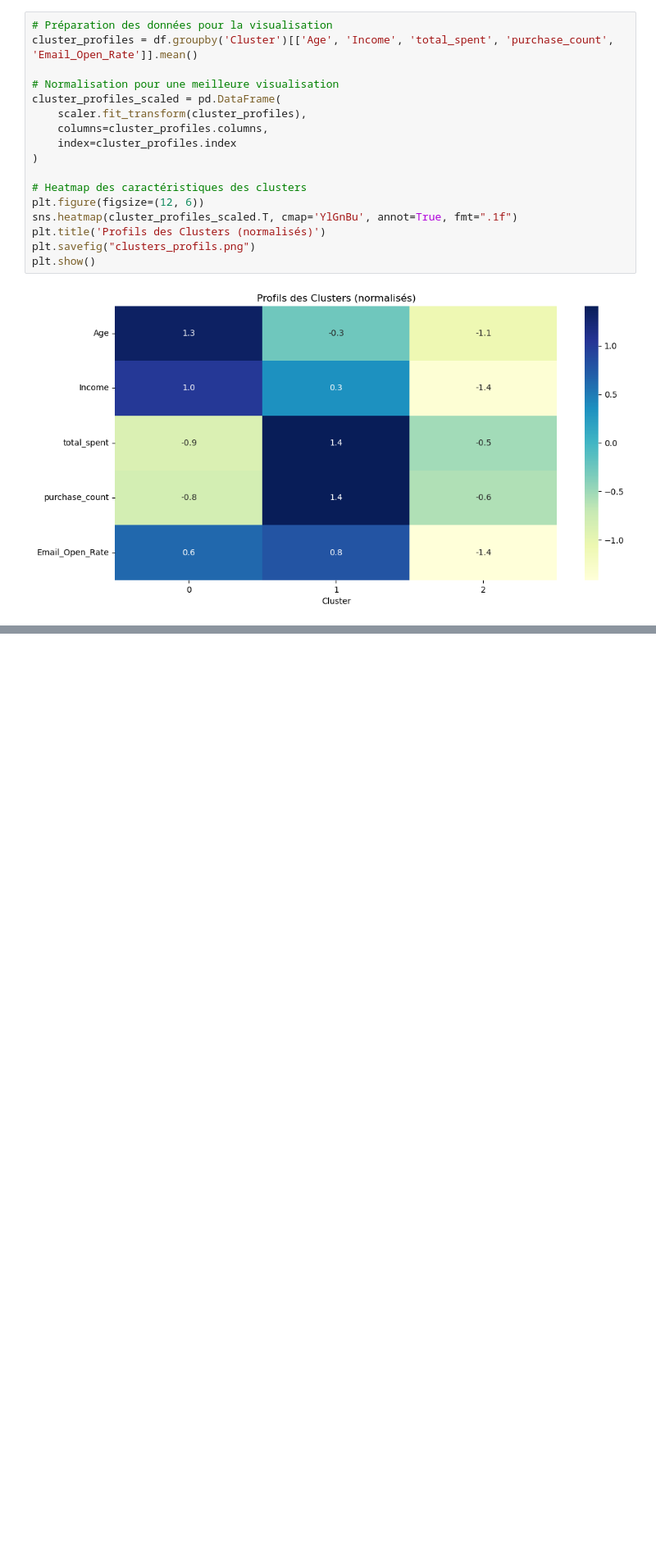
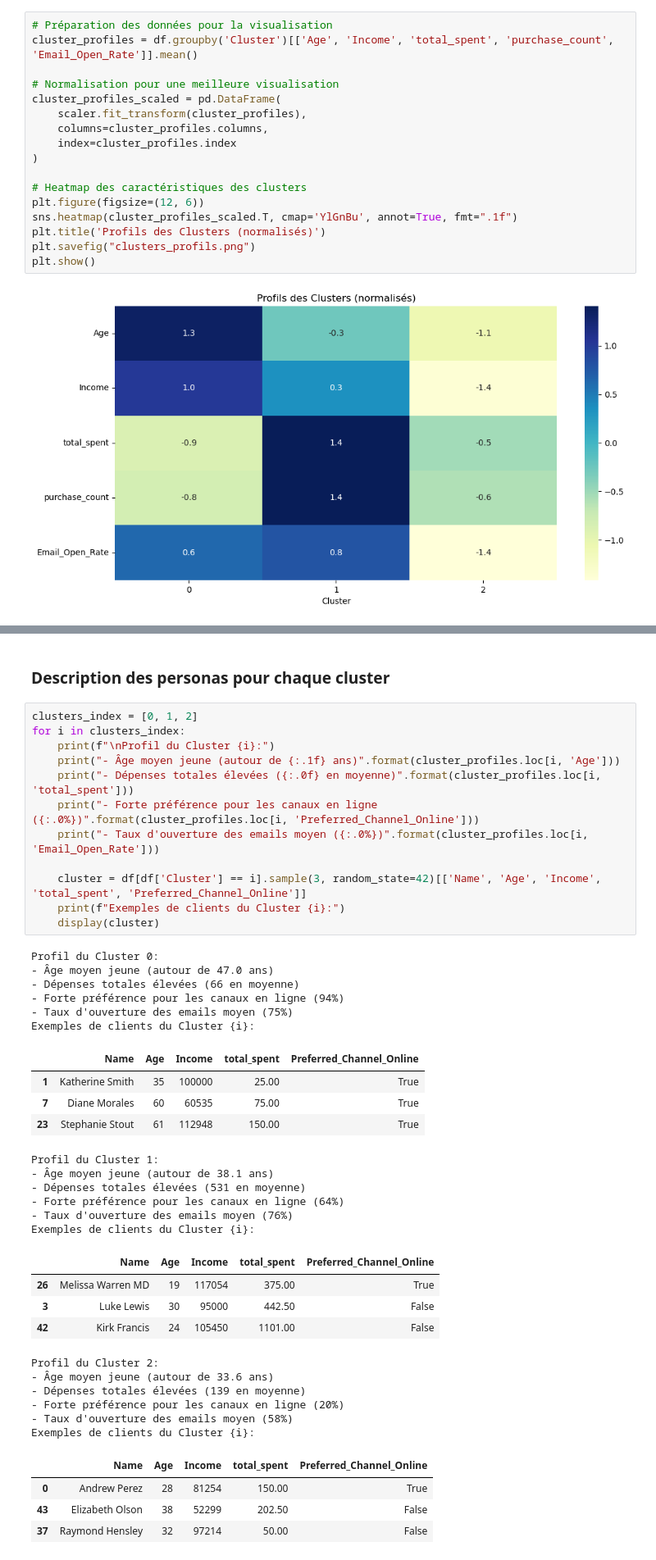
Before and after one commit to disikoX/IA, a Jupyter notebook: IA/extended data/script/jupyter_notebook/segmentation_client_complete.ipynb, the cells around one changed output, grey strips where cells are left out. Shown at 82% size. Saved outputs shown, nothing was run; the diff lists cells and outputs as text; blank space fills up the shorter version.

```diff
--- a/IA/extended data/script/jupyter_notebook/segmentation_client_complete.ipynb
+++ b/IA/extended data/script/jupyter_notebook/segmentation_client_complete.ipynb
@@ -250,0 +316,45 @@ plt.show()
+# %% [markdown]
+### Description des personas pour chaque cluster
+# %%
+clusters_index = [0, 1, 2]
+for i in clusters_index:
+    print(f"\nProfil du Cluster {i}:")
+    print("- Âge moyen jeune (autour de {:.1f} ans)".format(cluster_profiles.loc[i, 'Age']))
+    print("- Dépenses totales élevées ({:.0f} en moyenne)".format(cluster_profiles.loc[i, 'total_spent']))
+    print("- Forte préférence pour les canaux en ligne ({:.0%})".format(cluster_profiles.loc[i, 'Preferred_Channel_Online']))
+    print("- Taux d'ouverture des emails moyen ({:.0%})".format(cluster_profiles.loc[i, 'Email_Open_Rate']))
+
+    cluster = df[df['Cluster'] == i].sample(3, random_state=42)[['Name', 'Age', 'Income', 'total_spent', 'Preferred_Channel_Online']]
+    print(f"Exemples de clients du Cluster {i}:")
+    display(cluster)
+# %% [output]
+Profil du Cluster 0:
+- Âge moyen jeune (autour de 47.0 ans)
+- Dépenses totales élevées (66 en moyenne)
+- Forte préférence pour les canaux en ligne (94%)
+- Taux d'ouverture des emails moyen (75%)
+Exemples de clients du Cluster {i}:
+|  | Name | Age | Income | total_spent | Preferred_Channel_Online |
+| 1 | Katherine Smith | 35 | 100000 | 25.00 | True |
+| 7 | Diane Morales | 60 | 60535 | 75.00 | True |
+| 23 | Stephanie Stout | 61 | 112948 | 150.00 | True |
+Profil du Cluster 1:
+- Âge moyen jeune (autour de 38.1 ans)
+- Dépenses totales élevées (531 en moyenne)
+- Forte préférence pour les canaux en ligne (64%)
+- Taux d'ouverture des emails moyen (76%)
+Exemples de clients du Cluster {i}:
+|  | Name | Age | Income | total_spent | Preferred_Channel_Online |
+| 26 | Melissa Warren MD | 19 | 117054 | 375.00 | True |
+| 3 | Luke Lewis | 30 | 95000 | 442.50 | False |
+| 42 | Kirk Francis | 24 | 105450 | 1101.00 | False |
+Profil du Cluster 2:
+- Âge moyen jeune (autour de 33.6 ans)
+- Dépenses totales élevées (139 en moyenne)
+- Forte préférence pour les canaux en ligne (20%)
+- Taux d'ouverture des emails moyen (58%)
+Exemples de clients du Cluster {i}:
+|  | Name | Age | Income | total_spent | Preferred_Channel_Online |
+| 0 | Andrew Perez | 28 | 81254 | 150.00 | True |
+| 43 | Elizabeth Olson | 38 | 52299 | 202.50 | False |
+| 37 | Raymond Hensley | 32 | 97214 | 50.00 | False |
```
Also changed, not shown: parts of 15 cells of this notebook, 2 other files.
